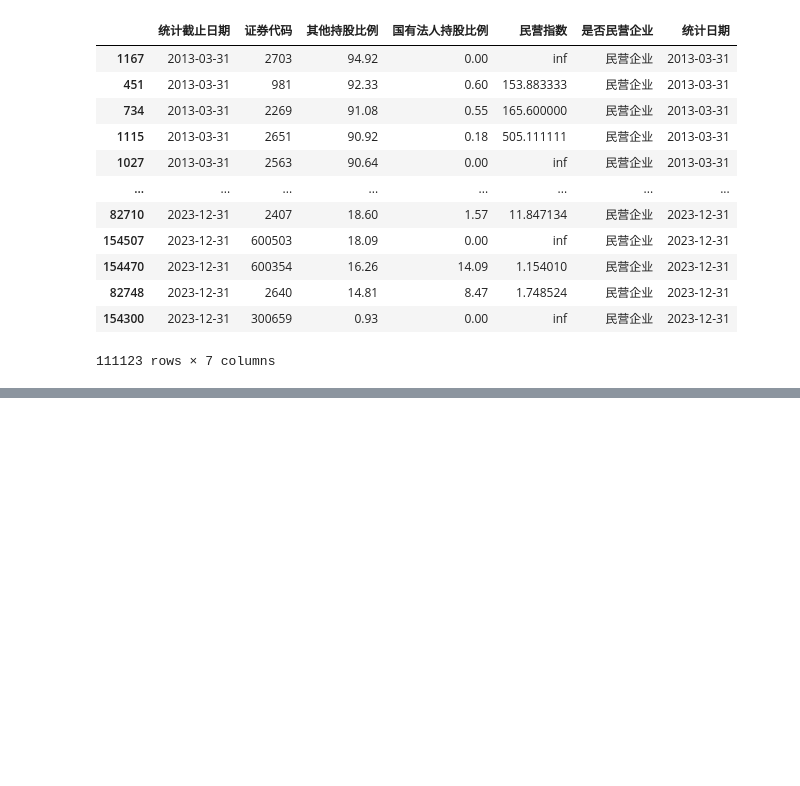
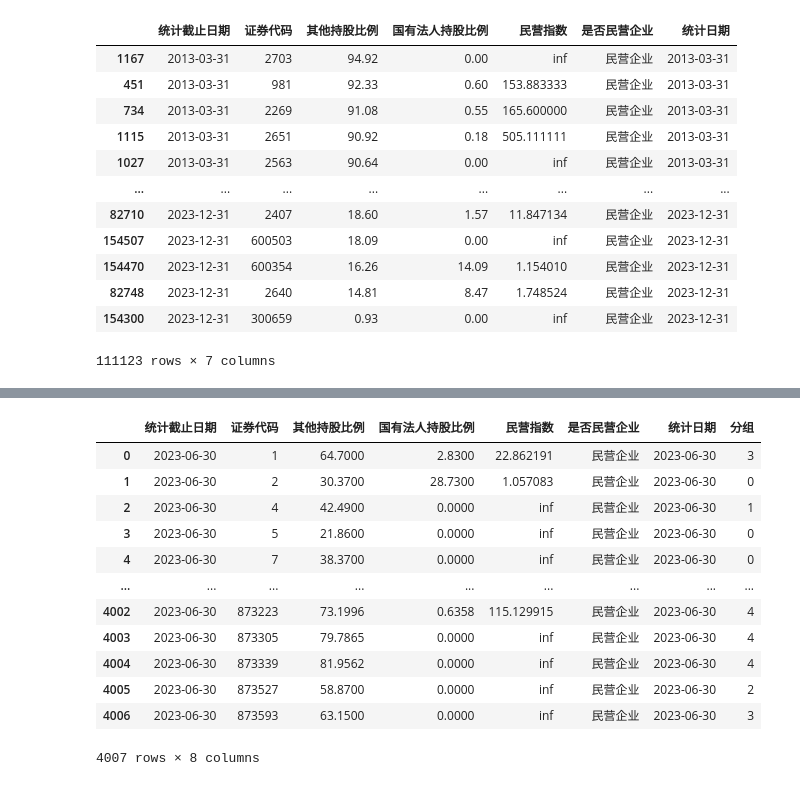
Before and after one commit to Prussia/playJupyter, a Jupyter notebook: testproj/计算加权回报率.ipynb, the cells around one changed output, grey strips where cells are left out. Saved outputs shown, nothing was run; the diff lists cells and outputs as text; code cells hidden in the pictures; blank space fills up the shorter version.

```diff
--- a/testproj/计算加权回报率.ipynb
+++ b/testproj/计算加权回报率.ipynb
@@ -89,0 +66,6 @@ for year in df1['统计日期'].dt.year.unique():
+# %%
+report_months = {
+    'third': 9,
+    'first': 3,
+    'half': 6
+}
@@ -89,0 +88,24 @@ for year in df1['统计日期'].dt.year.unique():
+# %%
+
+# 对公司进行分组 按照季度进行调仓
+for year in df1['统计日期'].dt.year.unique():
+    print('*************')
+    print(year)
+    current_year_data = df1[df1['统计日期'].dt.year == year] # type: ignore
+    print(current_year_data.head())
+
+
+    for key, key_month in report_months.items():
+        print('**********')
+        print(key)
+        print(key_month)
+        current_year_df_monthly = current_year_data[current_year_data['统计日期'].dt.month == key_month]
+        print(current_year_df_monthly.head())
+        current_year_df_monthly['分组'] = pd.qcut(current_year_df_monthly['其他持股比例'], 5, labels=False, duplicates='drop')
+        print("********current_year_df_monthly.head************")
+        print(current_year_df_monthly.head(10))
+
+        # combine append current_year_df_monthly
+
+
+        df1_group = pd.concat([current_year_df_monthly], ignore_index=True)
@@ -89,0 +320,16 @@ for year in df1['统计日期'].dt.year.unique():
+# %%
+df1_group
+# %% [output]
+|  | 统计截止日期 | 证券代码 | 其他持股比例 | 国有法人持股比例 | 民营指数 | 是否民营企业 | 统计日期 | 分组 |
+| 0 | 2023-06-30 | 1 | 64.7000 | 2.8300 | 22.862191 | 民营企业 | 2023-06-30 | 3 |
+| 1 | 2023-06-30 | 2 | 30.3700 | 28.7300 | 1.057083 | 民营企业 | 2023-06-30 | 0 |
+| 2 | 2023-06-30 | 4 | 42.4900 | 0.0000 | inf | 民营企业 | 2023-06-30 | 1 |
+| 3 | 2023-06-30 | 5 | 21.8600 | 0.0000 | inf | 民营企业 | 2023-06-30 | 0 |
+| 4 | 2023-06-30 | 7 | 38.3700 | 0.0000 | inf | 民营企业 | 2023-06-30 | 0 |
+| ... | ... | ... | ... | ... | ... | ... | ... | ... |
+| 4002 | 2023-06-30 | 873223 | 73.1996 | 0.6358 | 115.129915 | 民营企业 | 2023-06-30 | 4 |
+| 4003 | 2023-06-30 | 873305 | 79.7865 | 0.0000 | inf | 民营企业 | 2023-06-30 | 4 |
+| 4004 | 2023-06-30 | 873339 | 81.9562 | 0.0000 | inf | 民营企业 | 2023-06-30 | 4 |
+| 4005 | 2023-06-30 | 873527 | 58.8700 | 0.0000 | inf | 民营企业 | 2023-06-30 | 2 |
+| 4006 | 2023-06-30 | 873593 | 63.1500 | 0.0000 | inf | 民营企业 | 2023-06-30 | 3 |
+4007 rows × 8 columns
```
Also changed, not shown: parts of 8 cells of this notebook.
